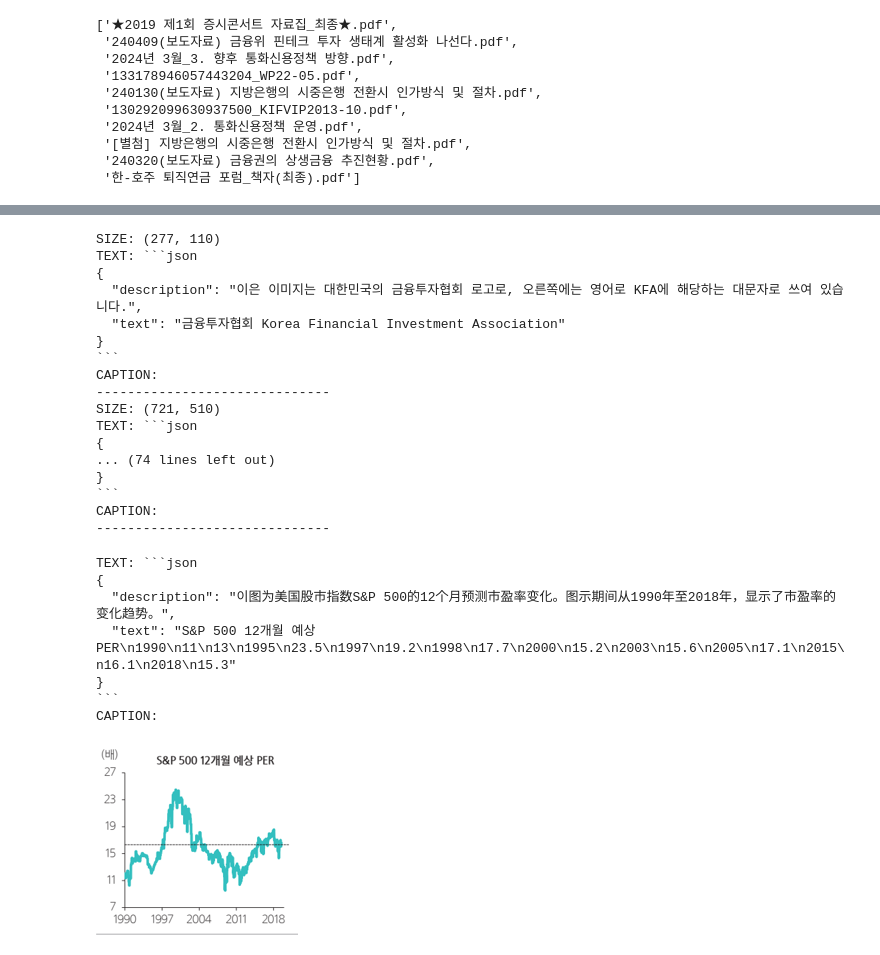
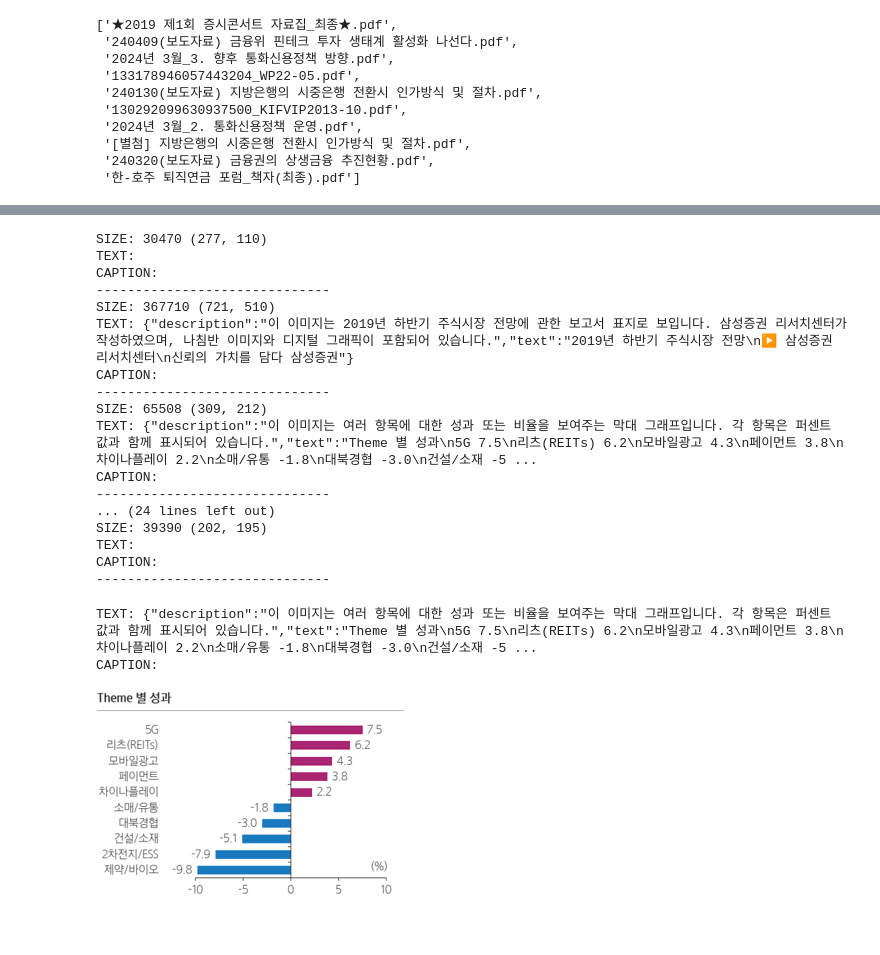
Before and after one commit to id4thomas/psi-king, a Jupyter notebook: experiments/2502_1_docling_parsing/pdf_2_allganize_data_test.ipynb, the cells around one changed output, grey strips where cells are left out. Drawn from its saved outputs; the diff is of its cells as text; code cells hidden in the pictures.

Commit message:
[edit] update vlm description to handle docling v2.39

````diff
--- a/experiments/2502_1_docling_parsing/pdf_2_allganize_data_test.ipynb
+++ b/experiments/2502_1_docling_parsing/pdf_2_allganize_data_test.ipynb
@@ -97 +160,17 @@ from docling.backend.docling_parse_v2_backend import DoclingParseV2DocumentBacke
+# %%
+from docling.backend.docling_parse_v4_backend import DoclingParseV4DocumentBackend
+
+converter = DocumentConverter(
+    allowed_formats = [
+        InputFormat.PDF,
+    ],
+    format_options = {
+        InputFormat.PDF: PdfFormatOption(
+            # pipeline_cls=CustomPdfPipeline,
+            pipeline_options = format_options,
+            backend = DoclingParseV4DocumentBackend
+        )
+    }
+)
+reader = DoclingPDFReader(converter=converter)
 # %%
@@ -252,7 +381,7 @@ reader = DoclingPDFReader(converter=converter)
 # reader.converter._get_pipeline(InputFormat.PDF).enrichment_pipe
 # %%
 # PDF File directory
-pdf_dir = os.path.join(settings.data_dir, "allganize-RAG-Evaluation-Dataset-KO/finance")
+pdf_dir = os.path.join(settings.data_dir, "retrieval_dataset/allganize-RAG-Evaluation-Dataset-KO/finance")
 pdf_fnames =[x for x in os.listdir(pdf_dir) if x.endswith(".pdf")]
 print("num files:", len(pdf_fnames))
 pdf_fnames[:10]
@@ -269,16 +398,20 @@ num files: 10
  '240320(보도자료) 금융권의 상생금융 추진현황.pdf',
  '한-호주 퇴직연금 포럼_책자(최종).pdf']
 # %%
+# 21 pages
 fnames = ['2024년 3월_3. 향후 통화신용정책 방향.pdf']
+# 58 pages
 fnames = ['★2019 제1회 증시콘서트 자료집_최종★.pdf']
 
-# Issue with vllm giving image errors
+# Issue with vllm giving image errors (Qwen 2.5)
 ## https://github.com/vllm-project/vllm/issues/13655
+# -> Fixed with https://github.com/vllm-project/vllm/pull/20058
 
 # Convert pages to image
 documents = []
 failed_fnames = []
-for doc_i, fname in tqdm(enumerate(fnames)):
+for doc_i in tqdm(range(len(fnames))):
+    fname = fnames[doc_i]
     file_path = os.path.join(pdf_dir, fname)
     try:
         document = reader.run(
@@ -338,41 +461,36 @@ print(len(image_nodes))
 # %%
 for node in image_nodes[:10]:
-    print("SIZE:", node.image.size)
+    print("SIZE:", node.image.size[0]*node.image.size[1], node.image.size)
     print("TEXT:", node.text)
     print("CAPTION:", node.caption)
     print('-'*30)
 # %% [output]
-SIZE: (277, 110)
-TEXT: ```json
-{
-  "description": "이은 이미지는 대한민국의 금융투자협회 로고로, 오른쪽에는 영어로 KFA에 해당하는 대문자로 쓰여 있습니다.",
-  "text": "금융투자협회 Korea Financial Investment Association"
-}
-```
+SIZE: 30470 (277, 110)
+TEXT:
 CAPTION:
 ------------------------------
-SIZE: (721, 510)
-TEXT: ```json
-{
-... (74 lines left out)
-}
-```
+SIZE: 367710 (721, 510)
+TEXT: {"description":"이 이미지는 2019년 하반기 주식시장 전망에 관한 보고서 표지로 보입니다. 삼성증권 리서치센터가 작성하였으며, 나침반 이미지와 디지털 그래픽이 포함되어 있습니다.","text":"2019년 하반기 주식시장 전망\n▶ 삼성증권 리서치센터\n신뢰의 가치를 담다 삼성증권"}
 CAPTION:
 ------------------------------
+SIZE: 65508 (309, 212)
+TEXT: {"description":"이 이미지는 여러 항목에 대한 성과 또는 비율을 보여주는 막대 그래프입니다. 각 항목은 퍼센트 값과 함께 표시되어 있습니다.","text":"Theme 별 성과\n5G 7.5\n리츠(REITs) 6.2\n모바일광고 4.3\n페이먼트 3.8\n차이나플레이 2.2\n소매/유통 -1.8\n대북경협 -3.0\n건설/소재 -5 ...
+CAPTION:
+------------------------------
+... (24 lines left out)
+SIZE: 39390 (202, 195)
+TEXT:
+CAPTION:
+------------------------------
 # %%
-node = image_nodes[9]
+node = image_nodes[2]
 print("TEXT:", node.text)
 print("CAPTION:", node.caption)
 node.image
 # %% [output]
-TEXT: ```json
-{
-  "description": "이图为美国股市指数S&P 500的12个月预测市盈率变化。图示期间从1990年至2018年，显示了市盈率的变化趋势。",
-  "text": "S&P 500 12개월 예상 PER\n1990\n11\n13\n1995\n23.5\n1997\n19.2\n1998\n17.7\n2000\n15.2\n2003\n15.6\n2005\n17.1\n2015\n16.1\n2018\n15.3"
-}
-```
+TEXT: {"description":"이 이미지는 여러 항목에 대한 성과 또는 비율을 보여주는 막대 그래프입니다. 각 항목은 퍼센트 값과 함께 표시되어 있습니다.","text":"Theme 별 성과\n5G 7.5\n리츠(REITs) 6.2\n모바일광고 4.3\n페이먼트 3.8\n차이나플레이 2.2\n소매/유통 -1.8\n대북경협 -3.0\n건설/소재 -5 ...
 CAPTION:
-[figure, old version]
+[figure, new version]
 # %%
 table_nodes = []
 for node in document.nodes:
````
Also changed, not shown: parts of 13 cells of this notebook, 2 other files.
